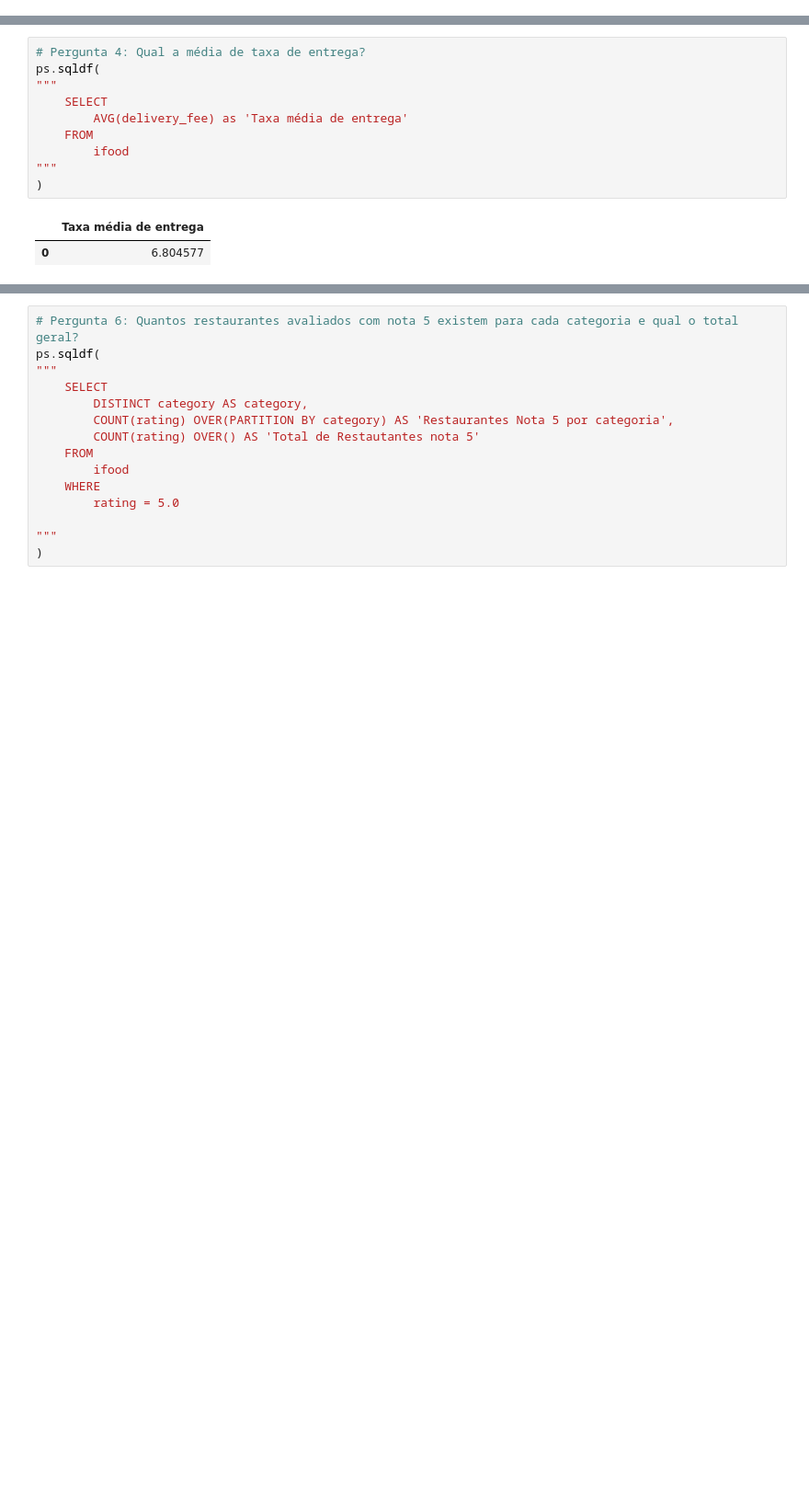
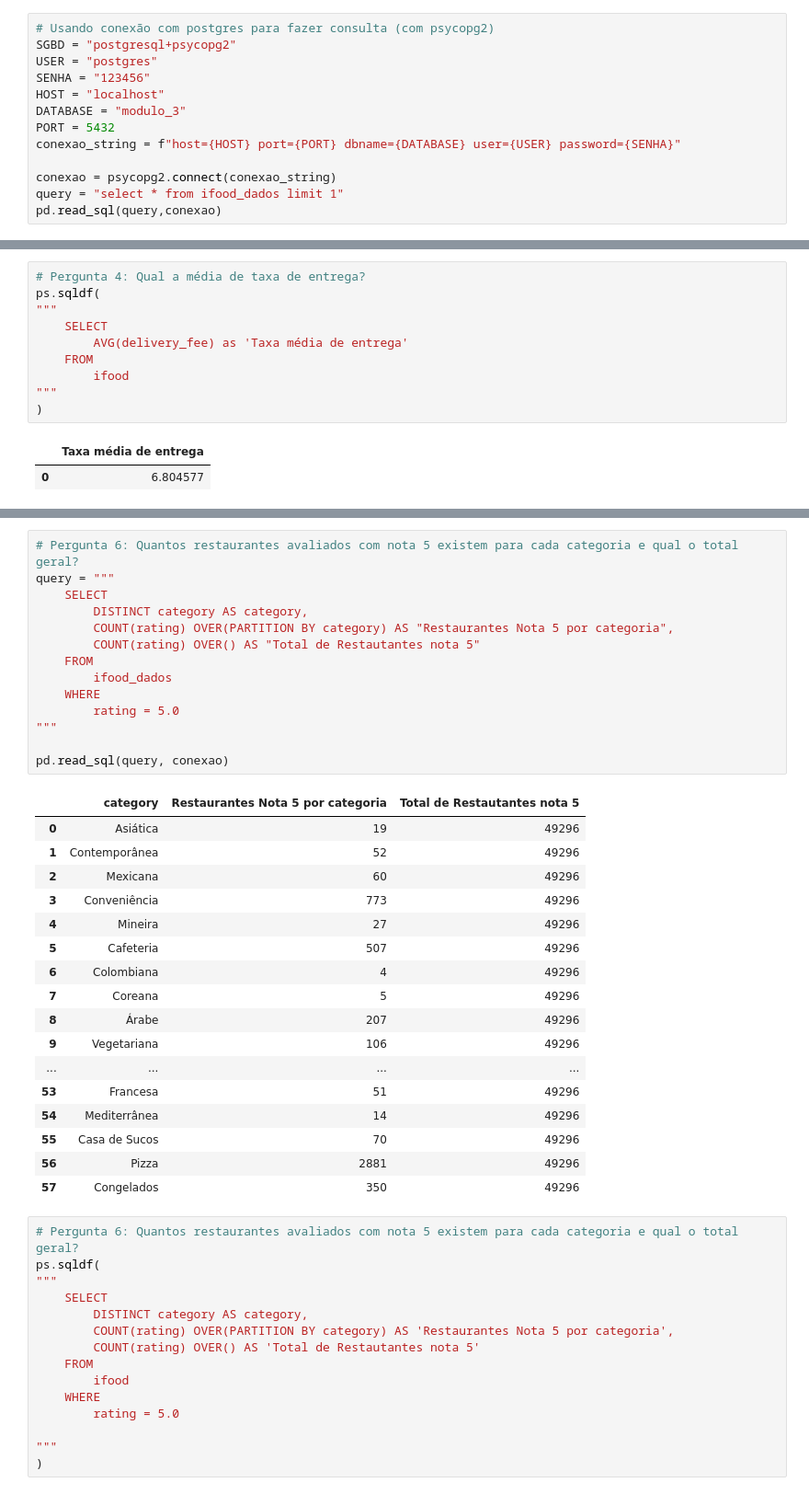
Before and after one commit to LeonardoHBritoo/Querys-Dados-Ifood, a Jupyter notebook: LendoDeArquivo.ipynb, the cells around one changed output, grey strips where cells are left out. Shown at 92% size. Drawn from its saved outputs; the diff is of its cells as text; blank space fills up the shorter version.

```diff
--- a/LendoDeArquivo.ipynb
+++ b/LendoDeArquivo.ipynb
@@ -13,0 +35,13 @@ ps.sqldf("SELECT * FROM ifood where rating >= 4.9 limit 3")
+# %%
+# Usando conexão com postgres para fazer consulta (com psycopg2)
+SGBD = "postgresql+psycopg2"
+USER = "postgres"
+SENHA = "123456"
+HOST = "localhost"
+DATABASE = "modulo_3"
+PORT = 5432
+conexao_string = f"host={HOST} port={PORT} dbname={DATABASE} user={USER} password={SENHA}"
+
+conexao = psycopg2.connect(conexao_string)
+query = "select * from ifood_dados limit 1"
+pd.read_sql(query,conexao)
@@ -166,6 +369,38 @@ ps.sqldf(
 # %% [output]
 |  | Maior Pedido Mínimo |
 | 0 | 99999999.99 |
+# %%
+# Pergunta 6: Quantos restaurantes avaliados com nota 5 existem para cada categoria e qual o total geral?
+query = """
+    SELECT
+        DISTINCT category AS category,
+        COUNT(rating) OVER(PARTITION BY category) AS "Restaurantes Nota 5 por categoria",
+        COUNT(rating) OVER() AS "Total de Restautantes nota 5"
+    FROM
+        ifood_dados
+    WHERE
+        rating = 5.0
+"""
+
+pd.read_sql(query, conexao)
+# %% [output]
+|  | category | Restaurantes Nota 5 por categoria | Total de Restautantes nota 5 |
+| 0 | Asiática | 19 | 49296 |
+| 1 | Contemporânea | 52 | 49296 |
+| 2 | Mexicana | 60 | 49296 |
+| 3 | Conveniência | 773 | 49296 |
+| 4 | Mineira | 27 | 49296 |
+| 5 | Cafeteria | 507 | 49296 |
+| 6 | Colombiana | 4 | 49296 |
+| 7 | Coreana | 5 | 49296 |
+| 8 | Árabe | 207 | 49296 |
+| 9 | Vegetariana | 106 | 49296 |
+| ... | ... | ... | ... |
+| 53 | Francesa | 51 | 49296 |
+| 54 | Mediterrânea | 14 | 49296 |
+| 55 | Casa de Sucos | 70 | 49296 |
+| 56 | Pizza | 2881 | 49296 |
+| 57 | Congelados | 350 | 49296 |
 # %%
 # Pergunta 6: Quantos restaurantes avaliados com nota 5 existem para cada categoria e qual o total geral?
 ps.sqldf(
```
Also changed, not shown: parts of 25 cells of this notebook, 2 other files.
